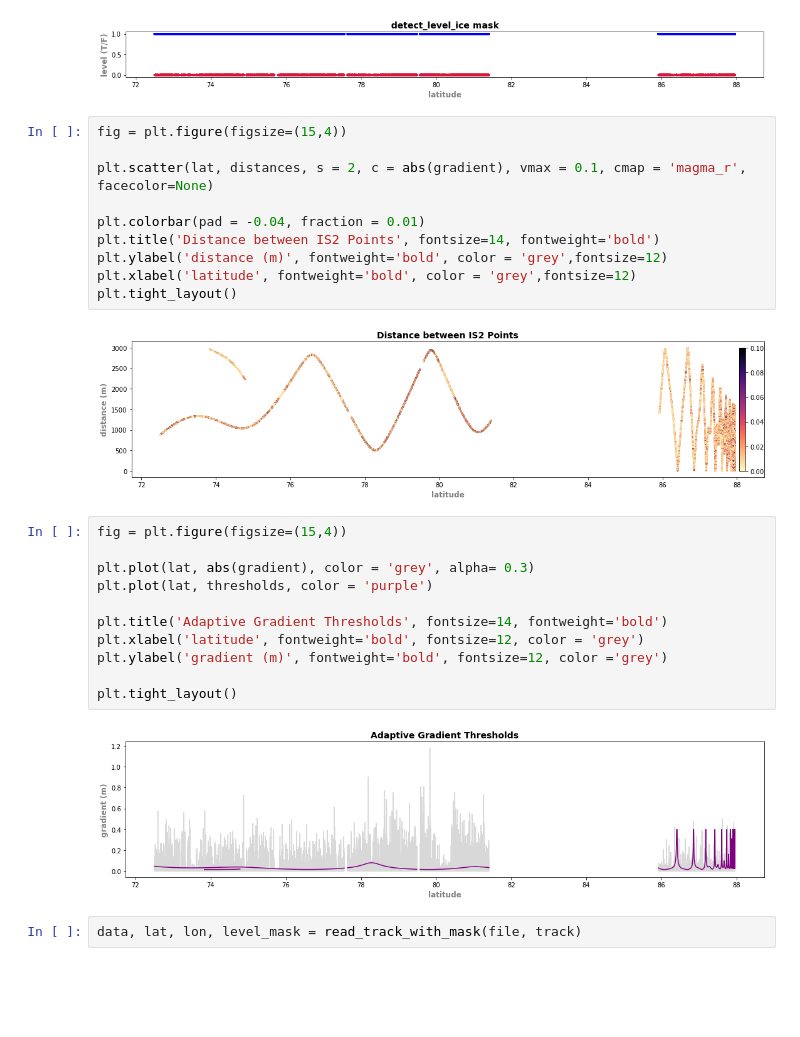
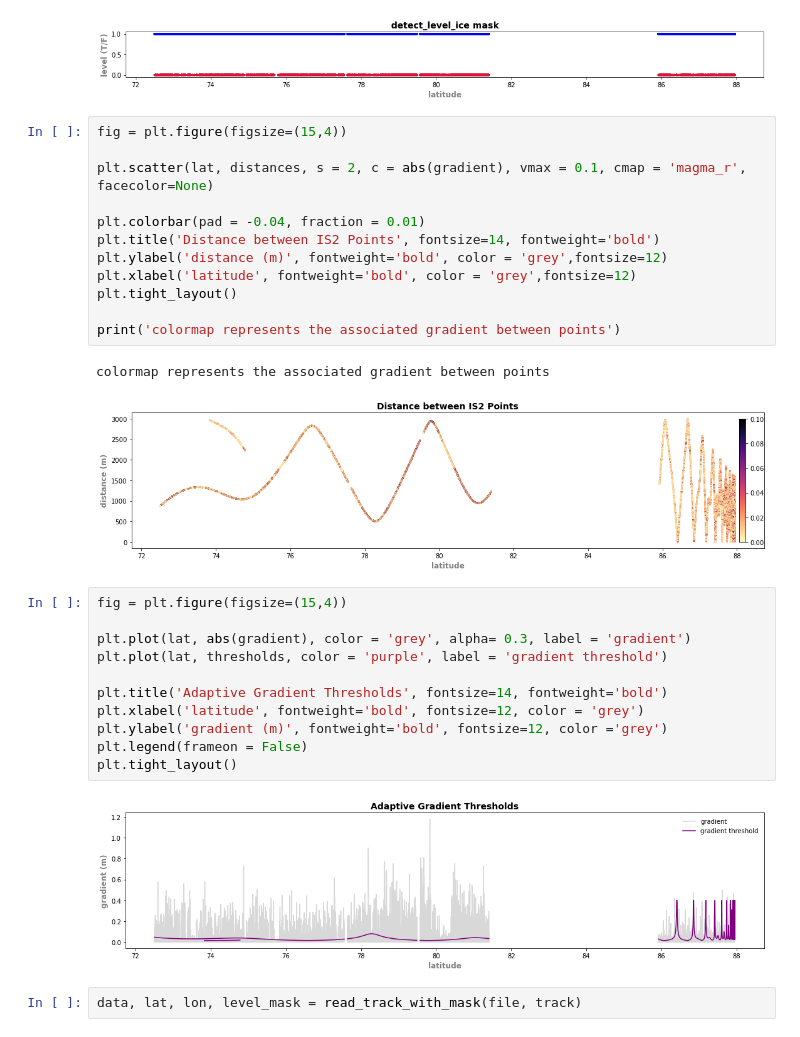
Before and after one commit to mollymwieringa/icesat-2, a Jupyter notebook: detect_level_ice_tests.ipynb, the cells around one changed output. Drawn from its saved outputs; the diff is of its cells as text; blank space fills up the shorter version.

Commit message:
cleaning up figure labels

```diff
--- a/detect_level_ice_tests.ipynb
+++ b/detect_level_ice_tests.ipynb
@@ -243,20 +233,23 @@ plt.title('Distance between IS2 Points', fontsize=14, fontweight='bold')
 plt.ylabel('distance (m)', fontweight='bold', color = 'grey',fontsize=12)
 plt.xlabel('latitude', fontweight='bold', color = 'grey',fontsize=12)
 plt.tight_layout()
+
+print('colormap represents the associated gradient between points')
 # %% [output]
+colormap represents the associated gradient between points
 [figure]
 # %%
 fig = plt.figure(figsize=(15,4))
 
-plt.plot(lat, abs(gradient), color = 'grey', alpha= 0.3)
-plt.plot(lat, thresholds, color = 'purple')
+plt.plot(lat, abs(gradient), color = 'grey', alpha= 0.3, label = 'gradient')
+plt.plot(lat, thresholds, color = 'purple', label = 'gradient threshold')
 
 plt.title('Adaptive Gradient Thresholds', fontsize=14, fontweight='bold')
 plt.xlabel('latitude', fontweight='bold', fontsize=12, color = 'grey')
 plt.ylabel('gradient (m)', fontweight='bold', fontsize=12, color ='grey')
-
+plt.legend(frameon = False)
 plt.tight_layout()
 # %% [output]
-[figure, old version]
+[figure, new version]
 # %%
 data, lat, lon, level_mask = read_track_with_mask(file, track)
```
Also changed, not shown: parts of 2 cells of this notebook.
